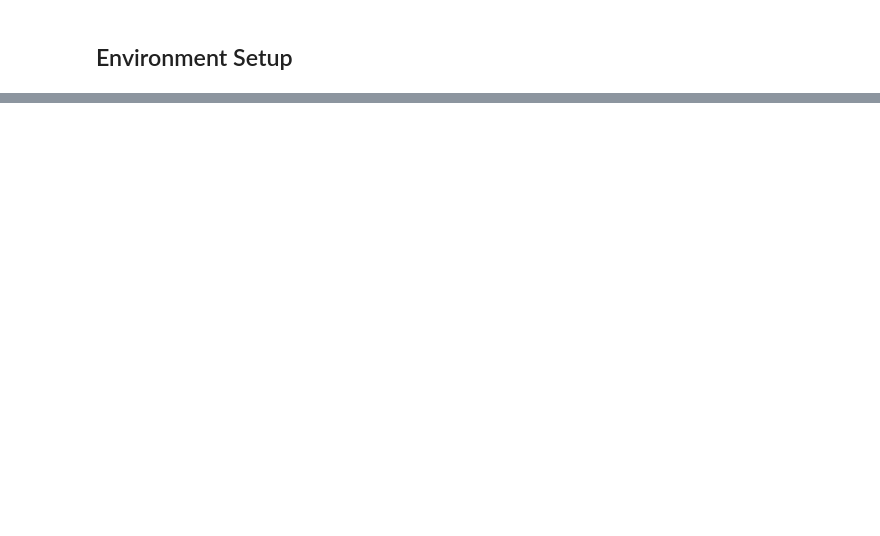
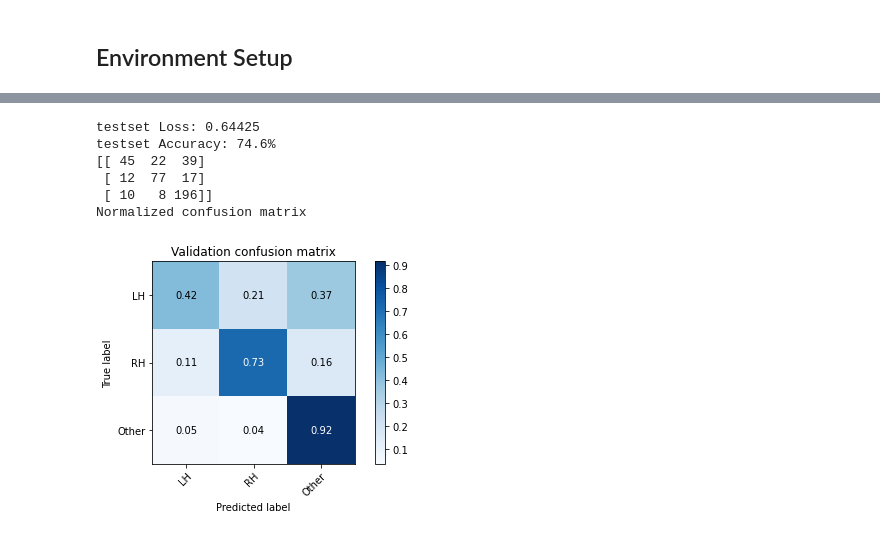
Before and after one commit to XiaoxiWei/NeurIPS_BEETL, a Jupyter notebook: start_kits/3.motor_imagery_kit.ipynb, the cells around one changed output, grey strips where cells are left out. Drawn from its saved outputs; the diff is of its cells as text; code cells hidden in the pictures; blank space fills up the shorter version.

```diff
--- a/start_kits/3.motor_imagery_kit.ipynb
+++ b/start_kits/3.motor_imagery_kit.ipynb
@@ -543,0 +405,49 @@ Normalized confusion matrix
+# %%
+model = util.shallow_net.EEGShallowClassifier(in_chans, labelsize, window_size, return_feature=False)
+if cuda:
+    model.cuda()
+checkpoint = torch.load(savename)
+model.load_state_dict(checkpoint['model_state_dict'])
+model.eval()
+
+average_acc, average_loss = [], []
+setname = 'testset'
+dataset = test_set
+
+i_trials_in_batch = get_balanced_batches(len(dataset.X), rng, shuffle=False,
+                                         batch_size=30)
+outputs=None
+for i_trials in i_trials_in_batch:
+    # Have to add empty fourth dimension to X
+    batch_X = dataset.X[i_trials][:, :, :, None]
+    batch_y = dataset.y[i_trials]
+    net_in = np_to_var(batch_X)
+    if cuda:
+        net_in = net_in.cuda()
+    toutputs = model(net_in)
+    if outputs is None:
+        temp = toutputs.cpu()
+        outputs = temp.detach().numpy()
+    else:
+        temp = toutputs.cpu()
+        outputs = np.concatenate((outputs,temp.detach().numpy()))
+
+net_target = np_to_var(dataset.y)
+loss = F.nll_loss(torch.from_numpy(outputs), net_target)
+print("{:6s} Loss: {:.5f}".format(setname, float(var_to_np(loss))))
+predicted_labels = np.argmax((outputs), axis=1)
+accuracy = np.mean(dataset.y  == predicted_labels)
+
+print("{:6s} Accuracy: {:.1f}%".format(setname, accuracy * 100))
+plot_confusion_matrix(dataset.y, predicted_labels,
+                      classes=['LH','RH','Other'], normalize=True,
+                      title='Validation confusion matrix')
+plt.show()
+# %% [output]
+testset Loss: 0.64425
+testset Accuracy: 74.6%
+[[ 45  22  39]
+ [ 12  77  17]
+ [ 10   8 196]]
+Normalized confusion matrix
+[figure, added]
```
Also changed, not shown: parts of 44 cells of this notebook, 2 other files.
